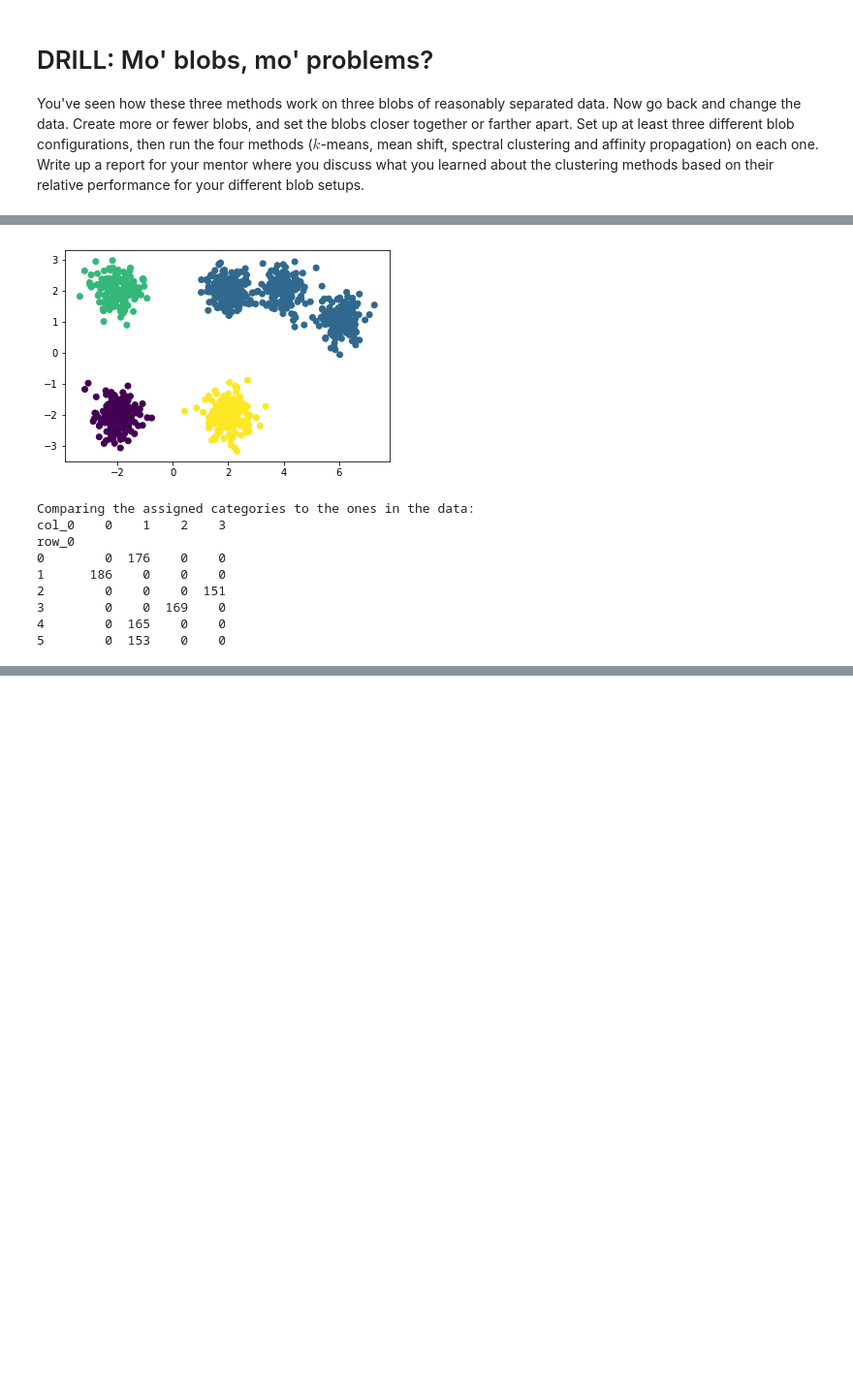
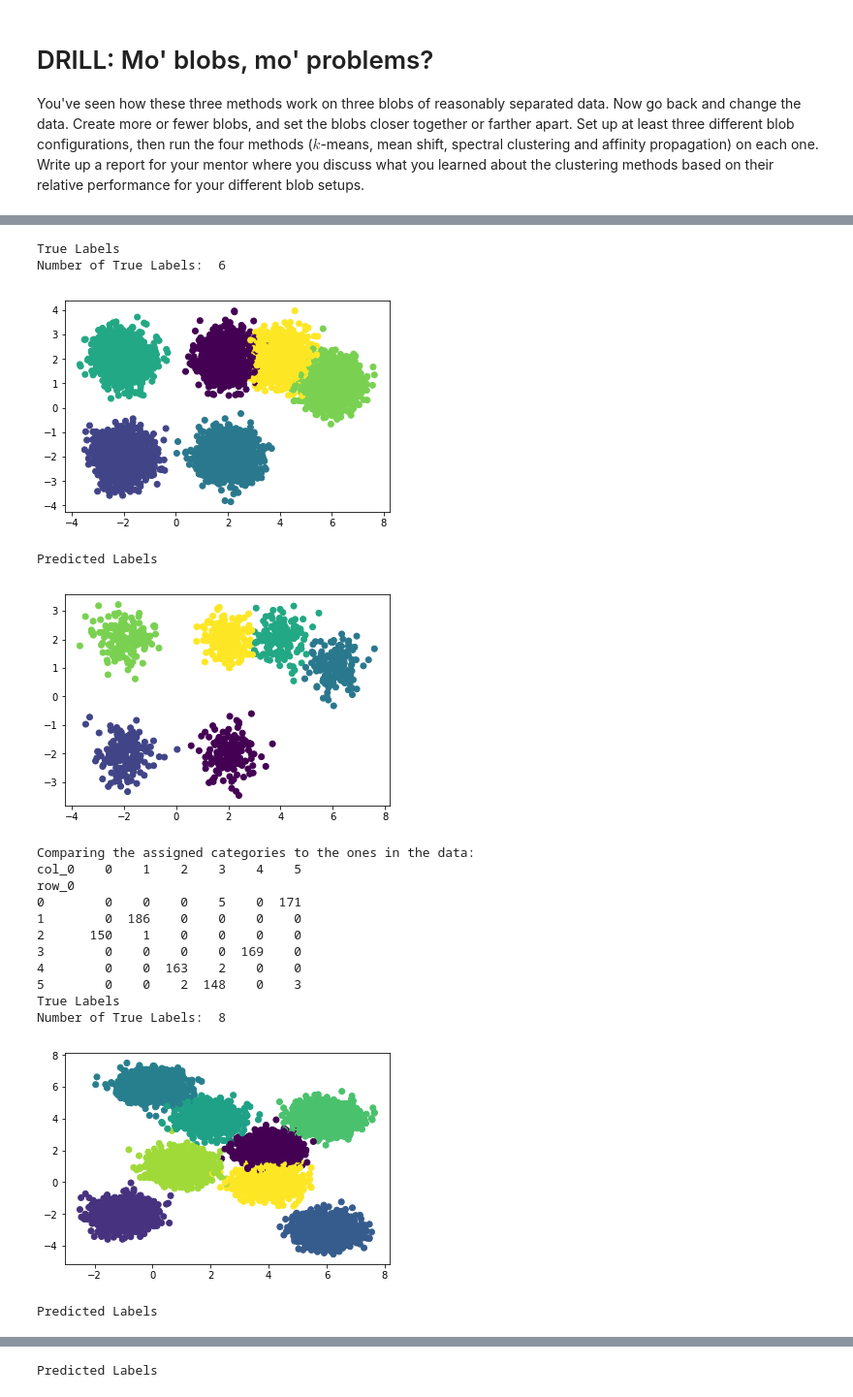
Before and after one commit to marshall7m/thinkful-data-science, a Jupyter notebook: unsupervised_clustering/other_approaches_to_clustering (1).ipynb, the cells around one changed output, grey strips where cells are left out. Shown at 97% size. Drawn from its saved outputs; the diff is of its cells as text; code cells hidden in the pictures; blank space fills up the shorter version.

```diff
--- a/unsupervised_clustering/other_approaches_to_clustering (1).ipynb
+++ b/unsupervised_clustering/other_approaches_to_clustering (1).ipynb
@@ -274,28 +323,40 @@ row_0
 # %%
 from sklearn.cluster import SpectralClustering
-n_clusters=4
 
-# Declare and fit the model.
-sc = SpectralClustering(n_clusters=n_clusters)
-sc.fit(X_train)
+for center in cluster_list:
+    print('True Labels')
+    print('Number of True Labels: ', len(center))
+    train_x, test_x, train_y, test_y = blob_and_scatter(center)
 
-#Predicted clusters.
-predict=sc.fit_predict(X_train)
+    n_clusters = len(center)
+    sc = SpectralClustering(n_clusters=n_clusters)
+    sc.fit(train_x)
 
-#Graph results.
-plt.scatter(X_train[:, 0], X_train[:, 1], c=predict)
-plt.show()
+    #Predicted clusters.
+    predict=sc.fit_predict(train_x)
 
-print('Comparing the assigned categories to the ones in the data:')
-print(pd.crosstab(y_train,predict))
+    print('Predicted Labels')
+    plt.scatter(train_x[:, 0], train_x[:, 1], c=predict)
+    plt.show()
+
+    print('Comparing the assigned categories to the ones in the data:')
+    print(pd.crosstab(train_y,predict))
 # %% [output]
+True Labels
+Number of True Labels:  6
-[figure, old version]
+[figure, new version]
-Comparing the assigned categories to the ones in the data:
-col_0    0    1    2    3
-row_0
-0        0  176    0    0
-1      186    0    0    0
-2        0    0    0  151
-3        0    0  169    0
-4        0  165    0    0
-5        0  153    0    0
+Predicted Labels
+[figure, added]
+Comparing the assigned categories to the ones in the data:
+col_0    0    1    2    3    4    5
+row_0
+0        0    0    0    5    0  171
+1        0  186    0    0    0    0
+2      150    1    0    0    0    0
+3        0    0    0    0  169    0
+4        0    0  163    2    0    0
+5        0    0    2  148    0    3
+True Labels
+Number of True Labels:  8
+[figure, added]
+Predicted Labels
@@ -301,0 +378 @@ row_0
+Predicted Labels
```
Also changed, not shown: parts of 13 cells of this notebook, 2 other files.
